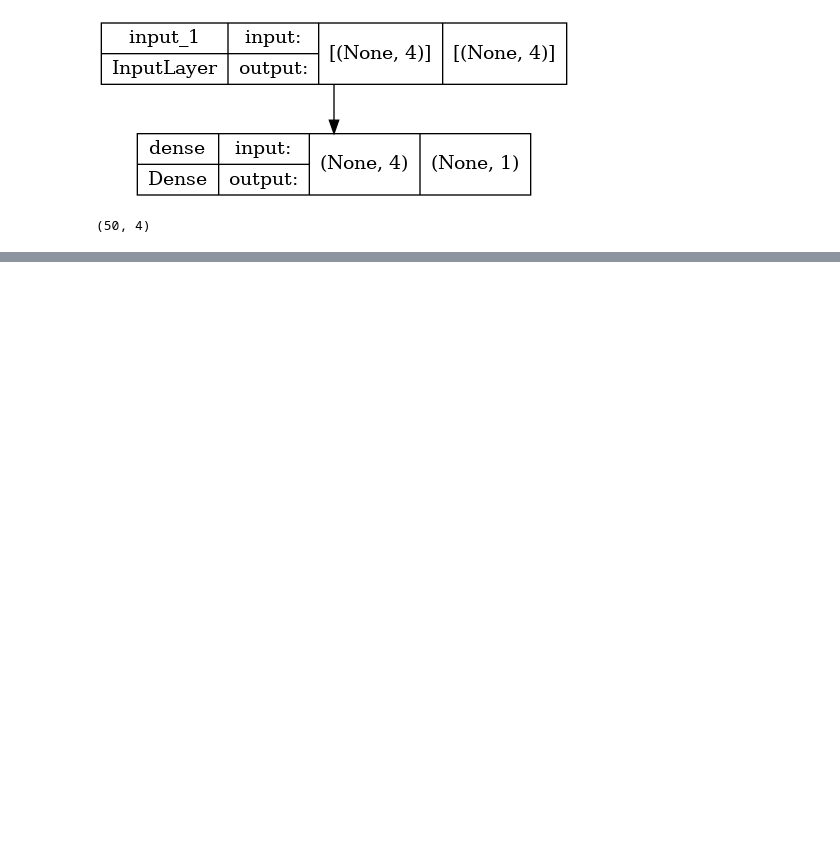
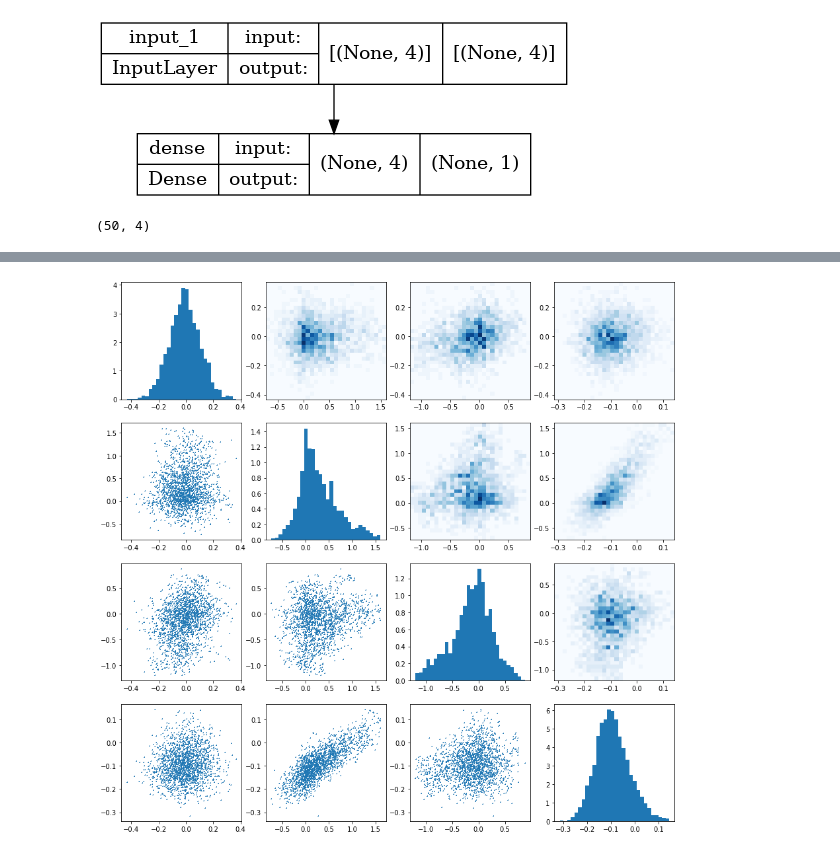
Before and after one commit to PierreTsr/FluxPartitioning, a Jupyter notebook: src/testing.ipynb, the cells around one changed output, grey strips where cells are left out. Cells and saved outputs as stored; diff of their text form; code cells hidden in the pictures; blank space fills up the shorter version.

```diff
--- a/src/testing.ipynb
+++ b/src/testing.ipynb
@@ -73,0 +156,12 @@ cannot compute Mul as input #1(zero-based) was expected to be a int32 tensor but
+# %%
+# plot parameters spread
+fig, axs = plt.subplots(4, 4, figsize=(15, 15))
+for i in range(4):
+    axs[i, i].hist(parameters[:, i], bins=30, density=True)
+    for j in range(i):
+        axs[i, j].scatter(parameters[:, j], parameters[:, i], s=1, marker="+")
+    for j in range(i + 1, 4):
+        axs[i, j].hist2d(parameters[:, j], parameters[:, i], bins=30, cmap="Blues")
+plt.show()
+# %% [output]
+[figure, added]
```
Also changed, not shown: parts of 9 cells of this notebook, 2 other files.
